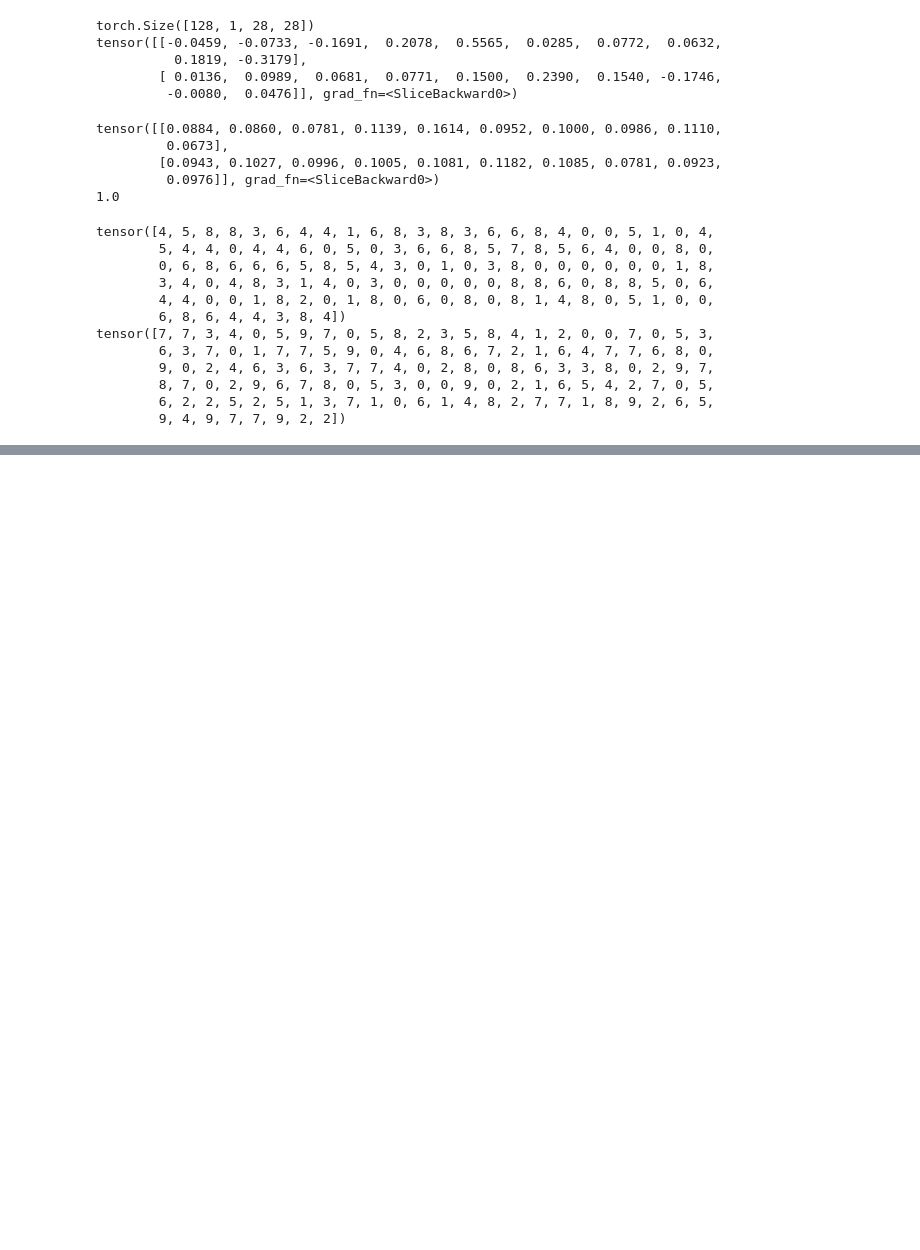
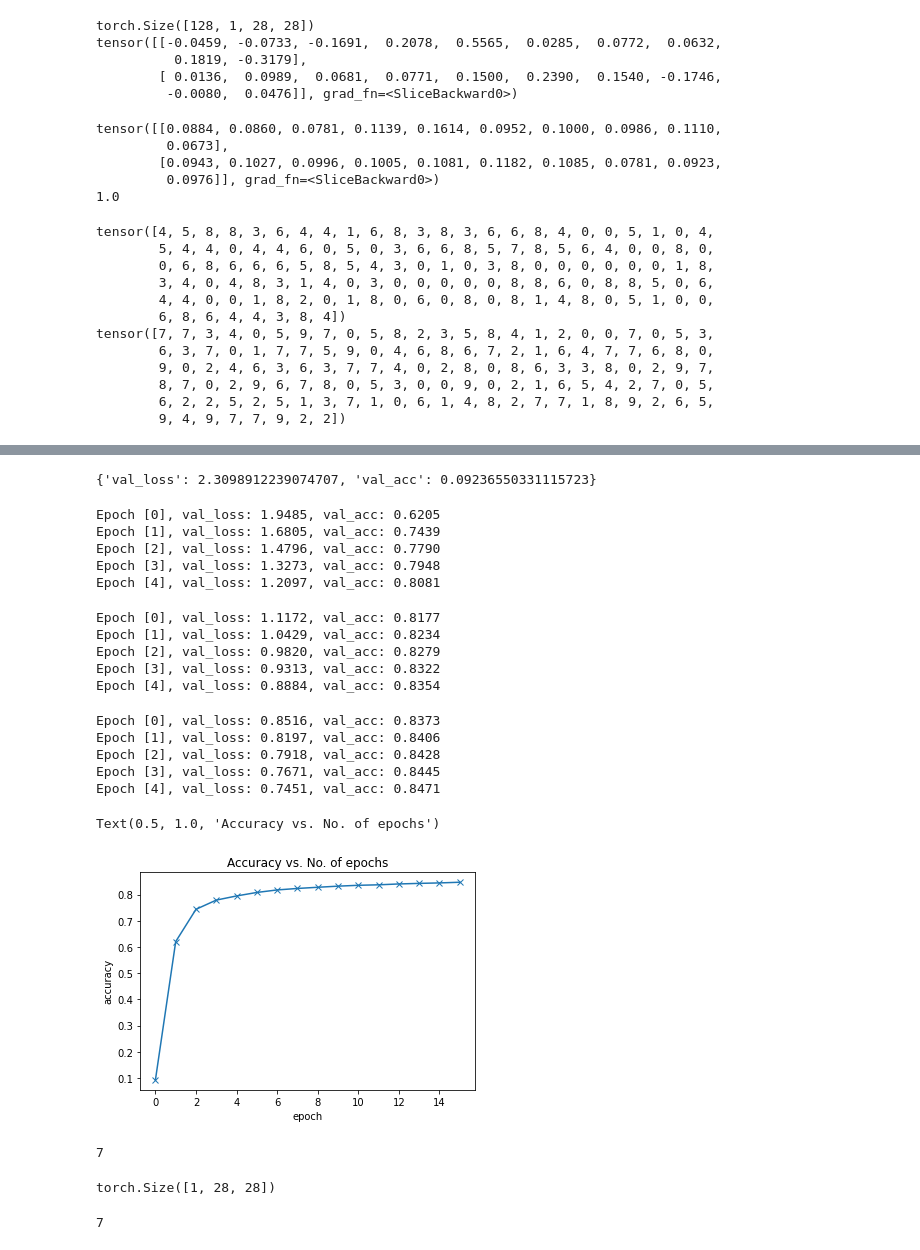
Before and after one commit to jl6017/deepLearningStudy2021, a Jupyter notebook: regression1120.ipynb, the cells around one changed output, grey strips where cells are left out. Cells and saved outputs as stored; diff of their text form; code cells hidden in the pictures; blank space fills up the shorter version.

Commit message:
regression_model1120

```diff
--- a/regression1120.ipynb
+++ b/regression1120.ipynb
@@ -150,0 +235,61 @@ tensor([7, 7, 3, 4, 0, 5, 9, 7, 0, 5, 8, 2, 3, 5, 8, 4, 1, 2, 0, 0, 7, 0, 5, 3,
+# %%
+result0 = evaluate(model, val_loader)
+result0
+# %% [output]
+{'val_loss': 2.3098912239074707, 'val_acc': 0.09236550331115723}
+# %%
+history1 = fit(5, 0.001, model, train_loader, val_loader)
+# %% [output]
+Epoch [0], val_loss: 1.9485, val_acc: 0.6205
+Epoch [1], val_loss: 1.6805, val_acc: 0.7439
+Epoch [2], val_loss: 1.4796, val_acc: 0.7790
+Epoch [3], val_loss: 1.3273, val_acc: 0.7948
+Epoch [4], val_loss: 1.2097, val_acc: 0.8081
+# %%
+history2 = fit(5, 0.001, model, train_loader, val_loader)
+# %% [output]
+Epoch [0], val_loss: 1.1172, val_acc: 0.8177
+Epoch [1], val_loss: 1.0429, val_acc: 0.8234
+Epoch [2], val_loss: 0.9820, val_acc: 0.8279
+Epoch [3], val_loss: 0.9313, val_acc: 0.8322
+Epoch [4], val_loss: 0.8884, val_acc: 0.8354
+# %%
+history3 = fit(5, 0.001, model, train_loader, val_loader)
+# %% [output]
+Epoch [0], val_loss: 0.8516, val_acc: 0.8373
+Epoch [1], val_loss: 0.8197, val_acc: 0.8406
+Epoch [2], val_loss: 0.7918, val_acc: 0.8428
+Epoch [3], val_loss: 0.7671, val_acc: 0.8445
+Epoch [4], val_loss: 0.7451, val_acc: 0.8471
+# %%
+history = [result0] + history1 + history2 + history3
+accuracies = [result['val_acc'] for result in history]
+plt.plot(accuracies, '-x')
+plt.xlabel('epoch')
+plt.ylabel('accuracy')
+plt.title('Accuracy vs. No. of epochs')
+# %% [output]
+Text(0.5, 1.0, 'Accuracy vs. No. of epochs')
+[figure, added]
+# %%
+# Define test dataset
+test_dataset = MNIST(root='data/',
+                     train=False,
+                     transform=transforms.ToTensor())
+
+img, label = test_dataset[0]
+# plt.imshow(img, cmap="gray")
+print(label)
+img.shape
+# %% [output]
+7
+torch.Size([1, 28, 28])
+# %%
+def predict_img(img, model):
+    xb = img.unsqueeze(0)
+    yb = model(xb)
+    _, pred = torch.max(yb, dim=1)
+    return pred.item()
+predict_img(img, model)
+# %% [output]
+7
```
Also changed, not shown: parts of 8 cells of this notebook.
